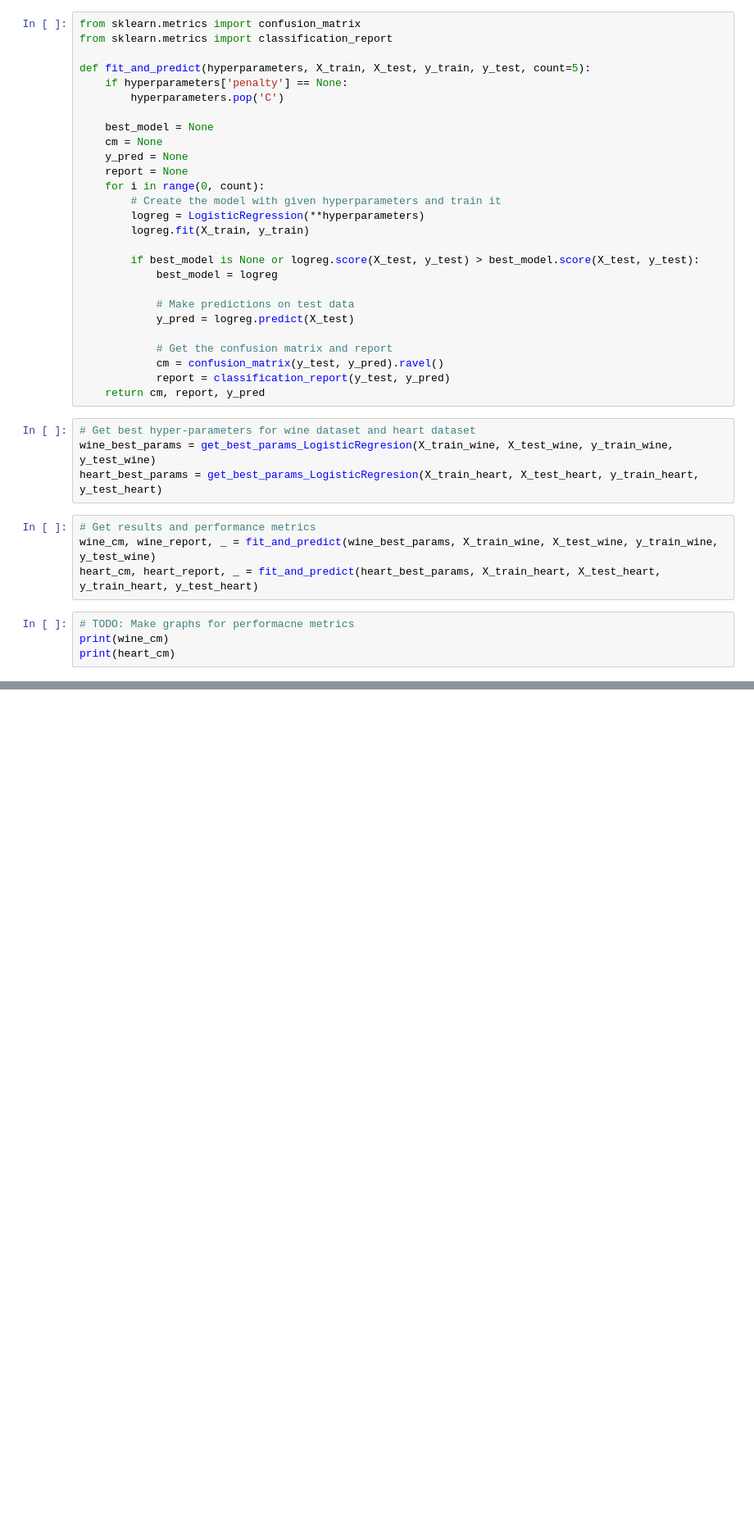
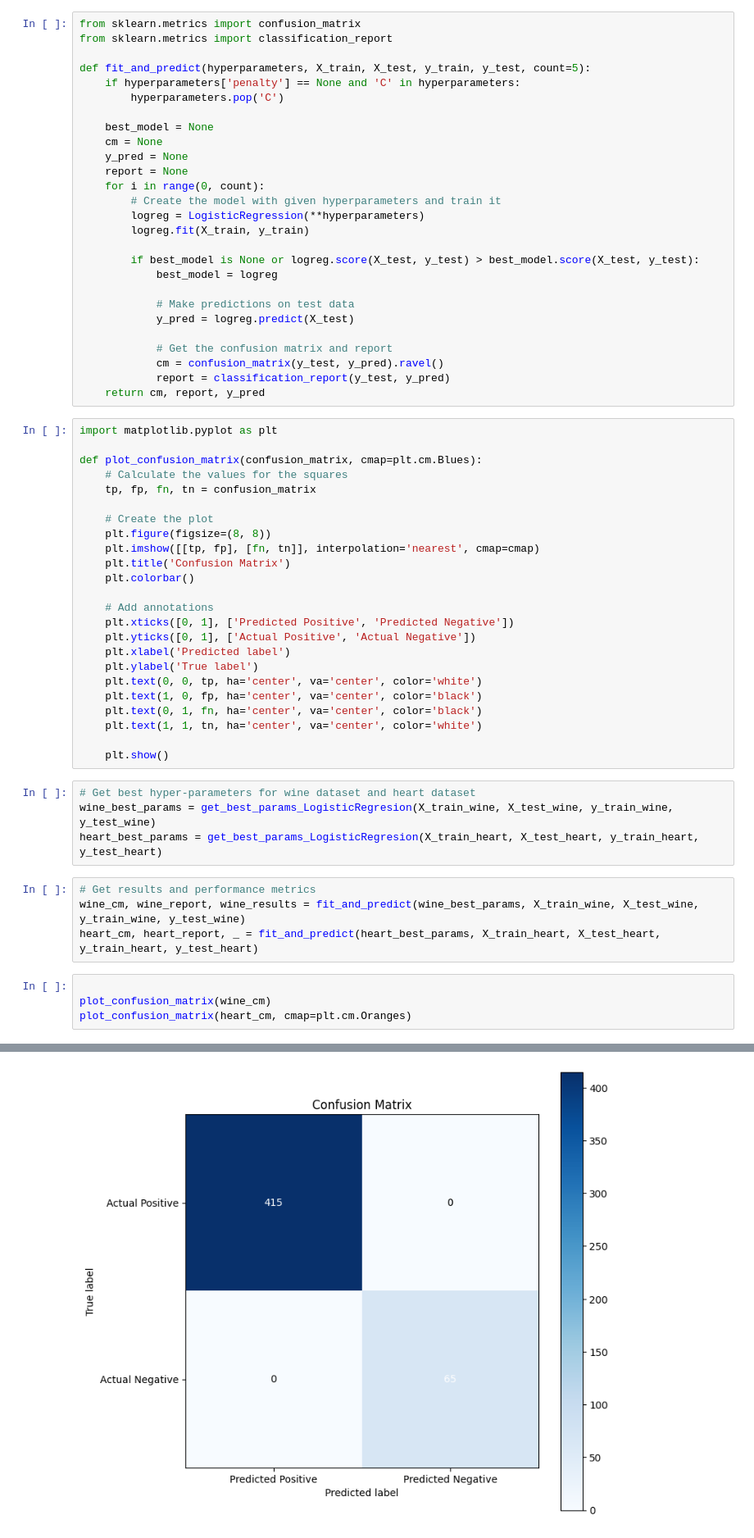
Before and after one commit to arielarevalo/ci0148, a Jupyter notebook: proyecto_1/regresion_logistica.ipynb, the cells around one changed output, grey strips where cells are left out. Shown at 82% size. Saved outputs shown, nothing was run; the diff lists cells and outputs as text; blank space fills up the shorter version.

```diff
--- a/proyecto_1/regresion_logistica.ipynb
+++ b/proyecto_1/regresion_logistica.ipynb
@@ -70,7 +70,7 @@ from sklearn.metrics import confusion_matrix
 from sklearn.metrics import classification_report
 
 def fit_and_predict(hyperparameters, X_train, X_test, y_train, y_test, count=5):
-    if hyperparameters['penalty'] == None:
+    if hyperparameters['penalty'] == None and 'C' in hyperparameters:
         hyperparameters.pop('C')
 
     best_model = None
@@ -92,16 +92,40 @@ def fit_and_predict(hyperparameters, X_train, X_test, y_train, y_test, count=5):
             cm = confusion_matrix(y_test, y_pred).ravel()
             report = classification_report(y_test, y_pred)
     return cm, report, y_pred
+# %%
+import matplotlib.pyplot as plt
+
+def plot_confusion_matrix(confusion_matrix, cmap=plt.cm.Blues):
+    # Calculate the values for the squares
+    tp, fp, fn, tn = confusion_matrix
+
+    # Create the plot
+    plt.figure(figsize=(8, 8))
+    plt.imshow([[tp, fp], [fn, tn]], interpolation='nearest', cmap=cmap)
+    plt.title('Confusion Matrix')
+    plt.colorbar()
+
+    # Add annotations
+    plt.xticks([0, 1], ['Predicted Positive', 'Predicted Negative'])
+    plt.yticks([0, 1], ['Actual Positive', 'Actual Negative'])
+    plt.xlabel('Predicted label')
+    plt.ylabel('True label')
+    plt.text(0, 0, tp, ha='center', va='center', color='white')
+    plt.text(1, 0, fp, ha='center', va='center', color='black')
+    plt.text(0, 1, fn, ha='center', va='center', color='black')
+    plt.text(1, 1, tn, ha='center', va='center', color='white')
+
+    plt.show()
 # %%
 # Get best hyper-parameters for wine dataset and heart dataset
 wine_best_params = get_best_params_LogisticRegresion(X_train_wine, X_test_wine, y_train_wine, y_test_wine)
 heart_best_params = get_best_params_LogisticRegresion(X_train_heart, X_test_heart, y_train_heart, y_test_heart)
 # %%
 # Get results and performance metrics
-wine_cm, wine_report, _ = fit_and_predict(wine_best_params, X_train_wine, X_test_wine, y_train_wine, y_test_wine)
+wine_cm, wine_report, wine_results = fit_and_predict(wine_best_params, X_train_wine, X_test_wine, y_train_wine, y_test_wine)
 heart_cm, heart_report, _ = fit_and_predict(heart_best_params, X_train_heart, X_test_heart, y_train_heart, y_test_heart)
 # %%
-# TODO: Make graphs for performacne metrics
-print(wine_cm)
-print(heart_cm)
+
+plot_confusion_matrix(wine_cm)
+plot_confusion_matrix(heart_cm, cmap=plt.cm.Oranges)
 # %% [output]
@@ -109,0 +132 @@ print(heart_cm)
+[figure, added]
```
Also changed, not shown: parts of 1 cell of this notebook.
